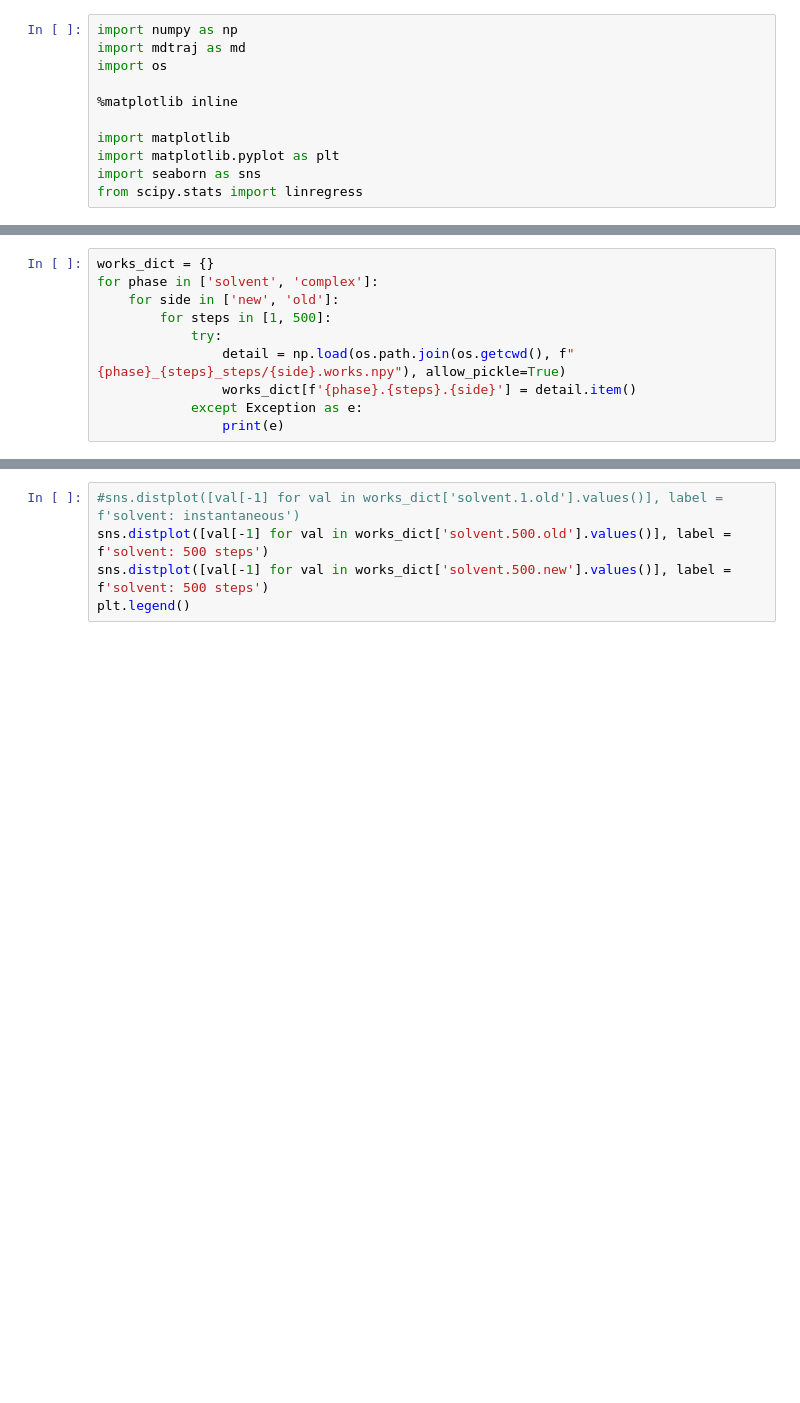
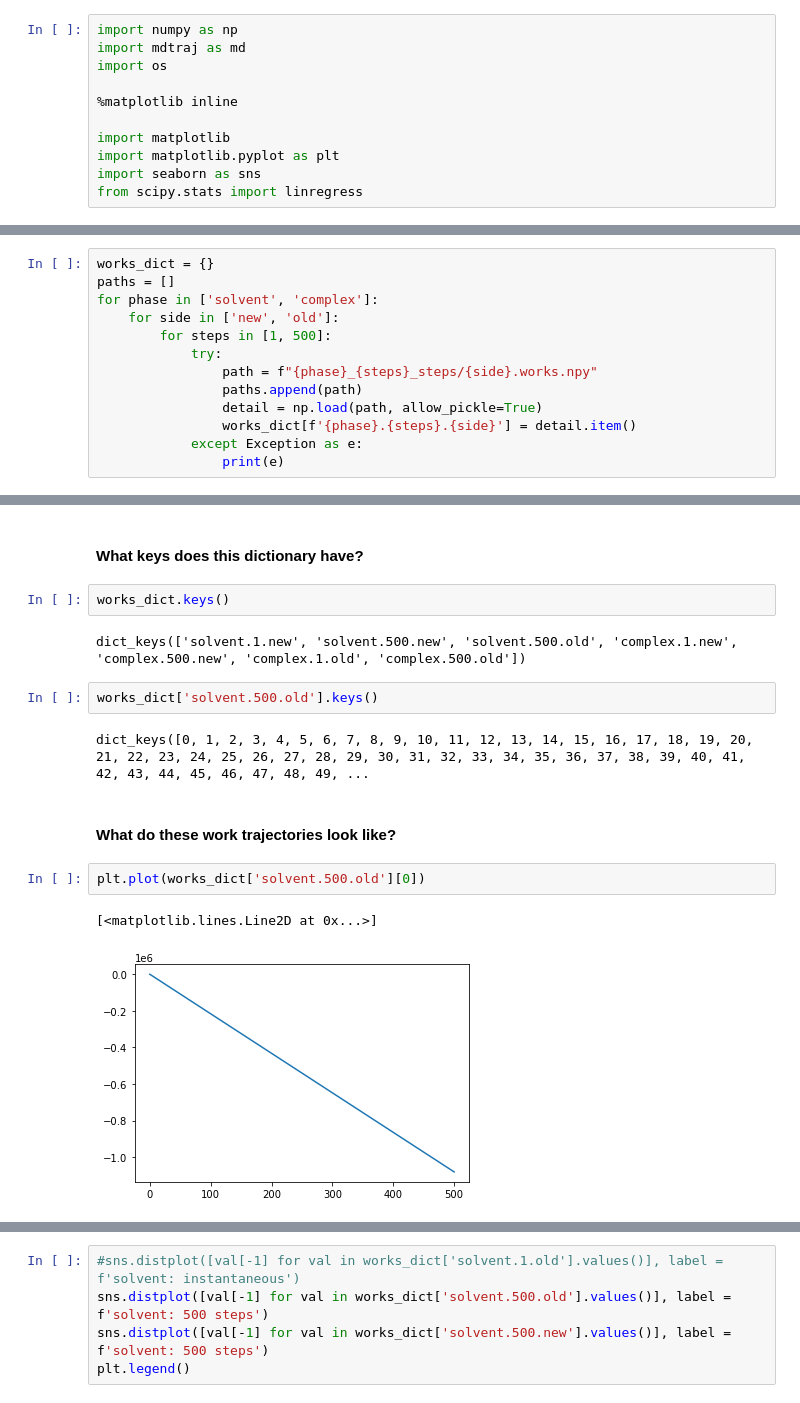
Before and after one commit to choderalab/nn-endstates, a Jupyter notebook: round_1_data/thermocycle.ipynb, the cells around one changed output, grey strips where cells are left out. Drawn from its saved outputs; the diff is of its cells as text; blank space fills up the shorter version.

Commit message:
update thermocycle.ipynb
absolute --> relative paths, add some comments, plot work distributions

```diff
--- a/round_1_data/thermocycle.ipynb
+++ b/round_1_data/thermocycle.ipynb
@@ -12,10 +29,13 @@ from scipy.stats import linregress
 # %%
 works_dict = {}
+paths = []
 for phase in ['solvent', 'complex']:
     for side in ['new', 'old']:
         for steps in [1, 500]:
             try:
-                detail = np.load(os.path.join(os.getcwd(), f"{phase}_{steps}_steps/{side}.works.npy"), allow_pickle=True)
+                path = f"{phase}_{steps}_steps/{side}.works.npy"
+                paths.append(path)
+                detail = np.load(path, allow_pickle=True)
                 works_dict[f'{phase}.{steps}.{side}'] = detail.item()
             except Exception as e:
                 print(e)
@@ -23,0 +56,17 @@ for phase in ['solvent', 'complex']:
+# %% [markdown]
+#### What keys does this dictionary have?
+# %%
+works_dict.keys()
+# %% [output]
+dict_keys(['solvent.1.new', 'solvent.500.new', 'solvent.500.old', 'complex.1.new', 'complex.500.new', 'complex.1.old', 'complex.500.old'])
+# %%
+works_dict['solvent.500.old'].keys()
+# %% [output]
+dict_keys([0, 1, 2, 3, 4, 5, 6, 7, 8, 9, 10, 11, 12, 13, 14, 15, 16, 17, 18, 19, 20, 21, 22, 23, 24, 25, 26, 27, 28, 29, 30, 31, 32, 33, 34, 35, 36, 37, 38, 39, 40, 41, 42, 43, 44, 45, 46, 47, 48, 49, ...
+# %% [markdown]
+#### What do these work trajectories look like?
+# %%
+plt.plot(works_dict['solvent.500.old'][0])
+# %% [output]
+[<matplotlib.lines.Line2D at 0x...>]
+[figure, added]
```
Also changed, not shown: parts of 22 cells of this notebook.
